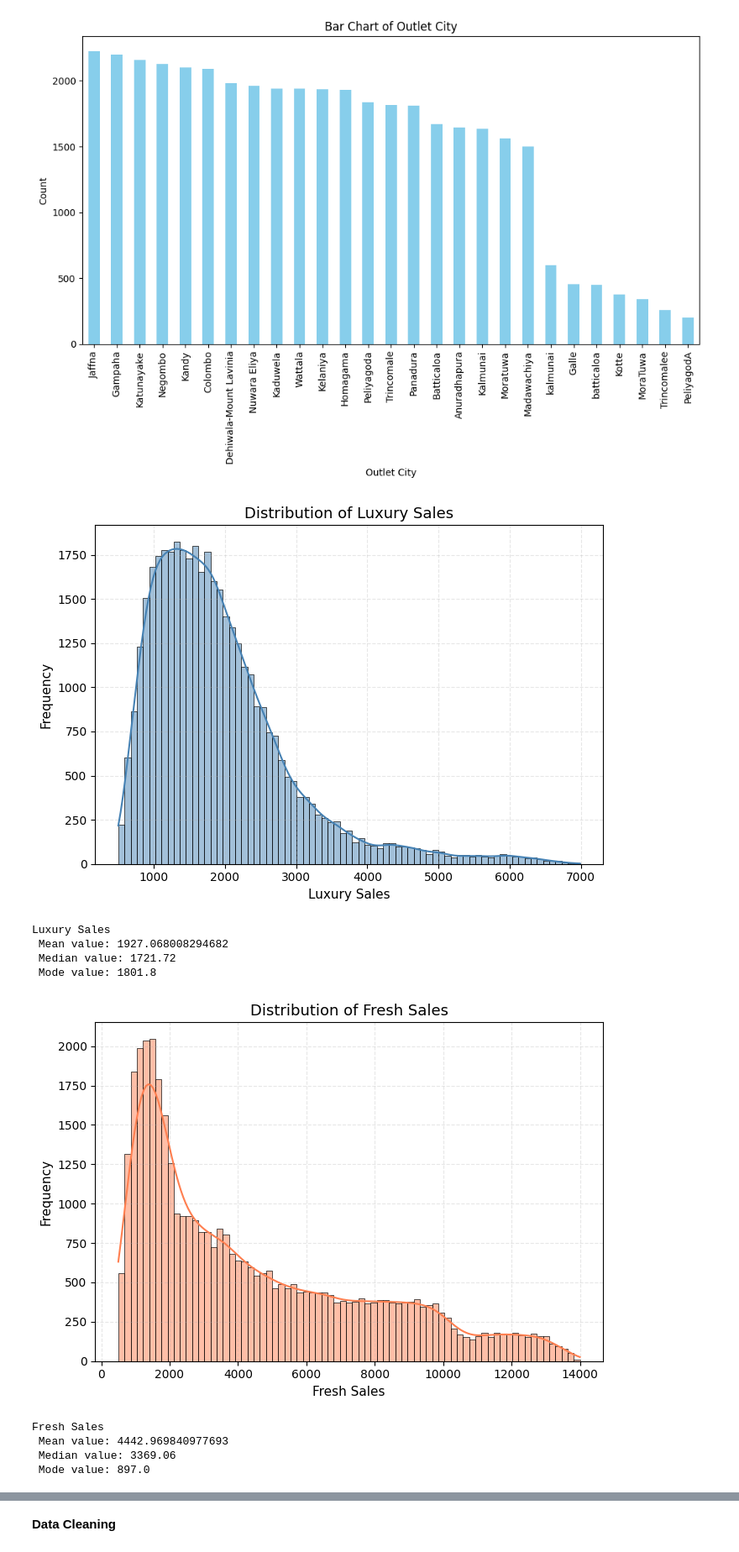
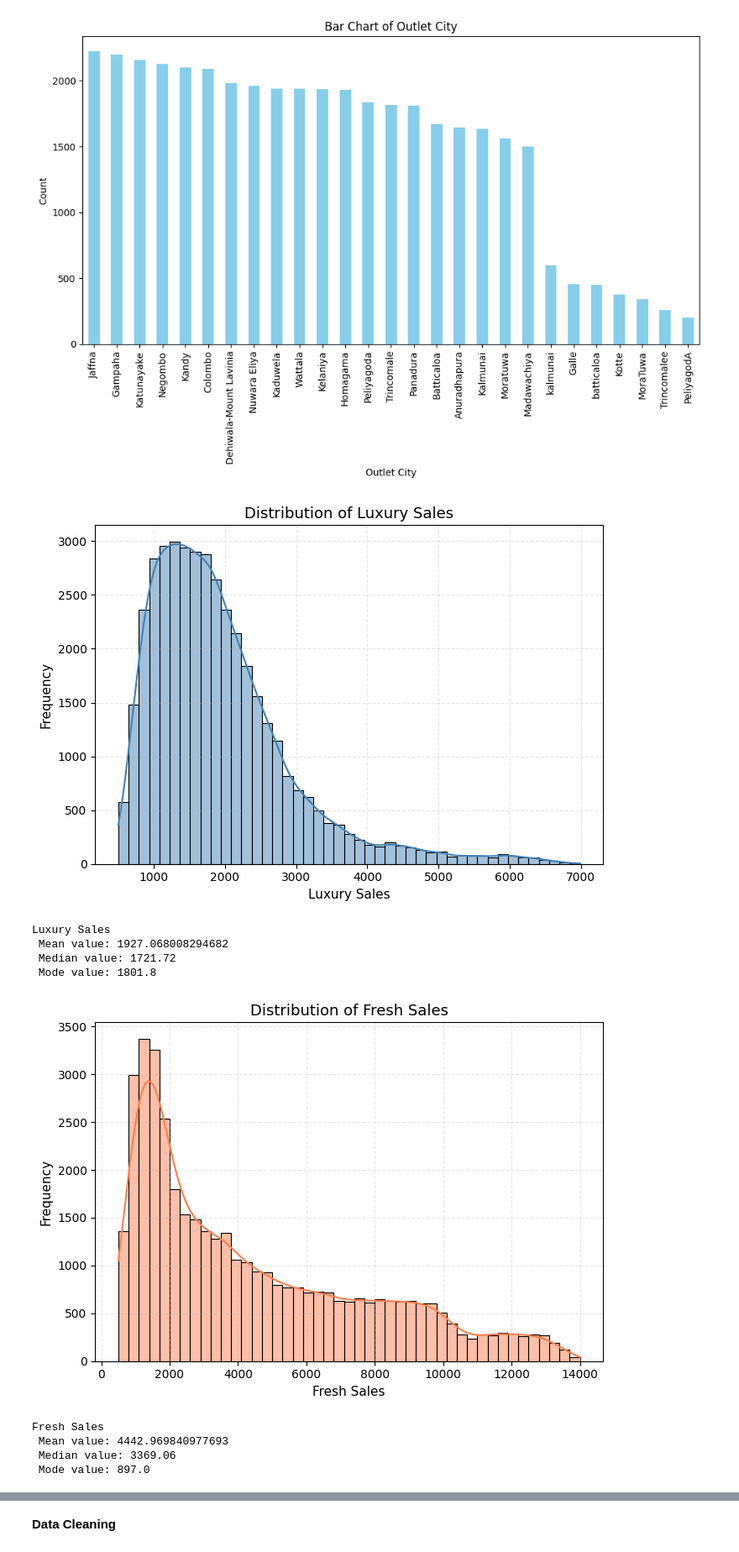
Before and after one commit to Krishnadayal/Data-Science-Project-Lifecycle, a Jupyter notebook: finalised_test.ipynb, the cells around one changed output, grey strips where cells are left out. Shown at 84% size. Cells and saved outputs as stored; diff of their text form; code cells hidden in the pictures.

```diff
--- a/finalised_test.ipynb
+++ b/finalised_test.ipynb
@@ -303,7 +303,7 @@ plt.show()
 [figure]
 # %%
 plt.figure(figsize = [7,5])
-sns.histplot(data = kj_test, bins = 75, x = "luxury_sales", kde = True, color = "steelblue")
+sns.histplot(data = kj_test, bins = 45, x = "luxury_sales", kde = True, color = "steelblue")
 plt.title("Distribution of Luxury Sales", fontsize = 13)
 plt.xlabel("Luxury Sales", fontsize = 11)
 plt.ylabel("Frequency", fontsize = 11)
@@ -313,24 +313,24 @@ plt.show()
 
 print(f"Luxury Sales \n Mean value: {kj_test['luxury_sales'].mean()} \n Median value: {kj_test['luxury_sales'].median()} \n Mode value: {kj_test['luxury_sales'].mode()[0]}")
 # %% [output]
-[figure, old version]
+[figure, new version]
 Luxury Sales
  Mean value: 1927.068008294682
  Median value: 1721.72
  Mode value: 1801.8
 # %%
 plt.figure(figsize = [7,5])
-sns.histplot(data = kj_test, bins = 75, x = "fresh_sales", kde = True, color = "coral")
+sns.histplot(data = kj_test, bins = 45, x = "fresh_sales", kde = True, color = "coral")
 plt.title("Distribution of Fresh Sales", fontsize = 13)
 plt.xlabel("Fresh Sales", fontsize = 11)
 plt.ylabel("Frequency", fontsize = 11)
 plt.grid(True, linestyle = '--', alpha =0.3)
 plt.tight_layout()
 plt.show()
 
 print(f"Fresh Sales \n Mean value: {kj_test['fresh_sales'].mean()} \n Median value: {kj_test['fresh_sales'].median()} \n Mode value: {kj_test['fresh_sales'].mode()[0]}")
 # %% [output]
-[figure, old version]
+[figure, new version]
 Fresh Sales
  Mean value: 4442.969840977693
  Median value: 3369.06
```
Also changed, not shown: parts of 7 cells of this notebook.
